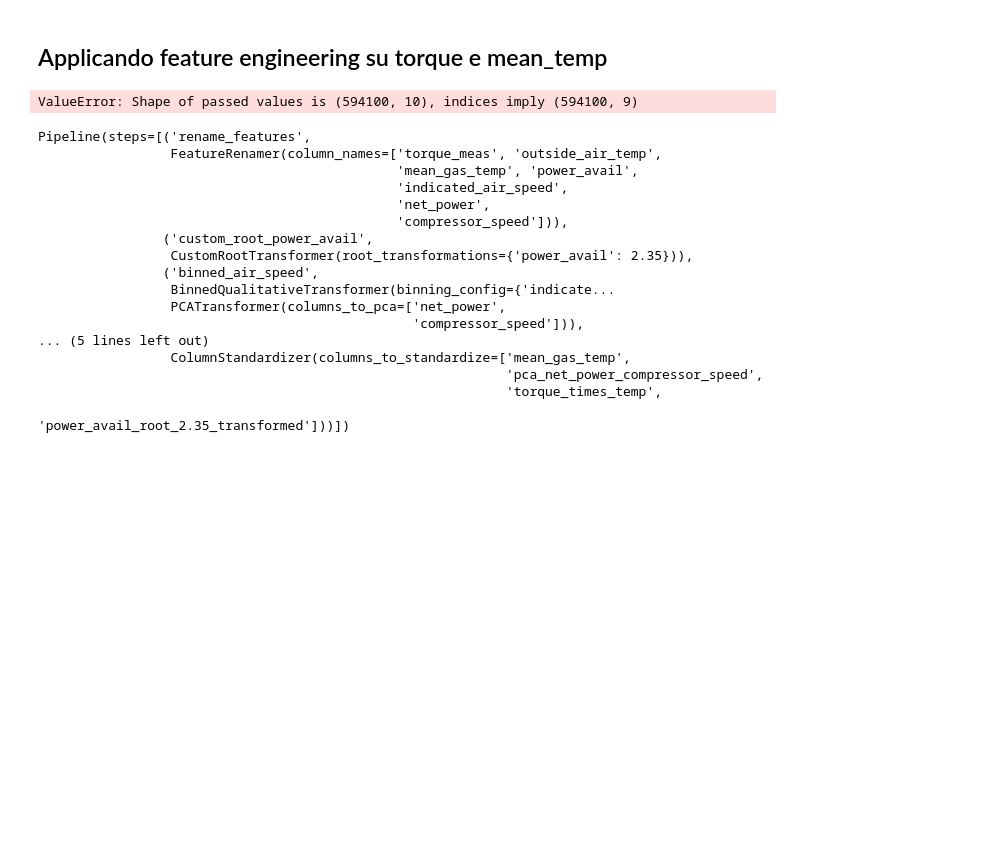
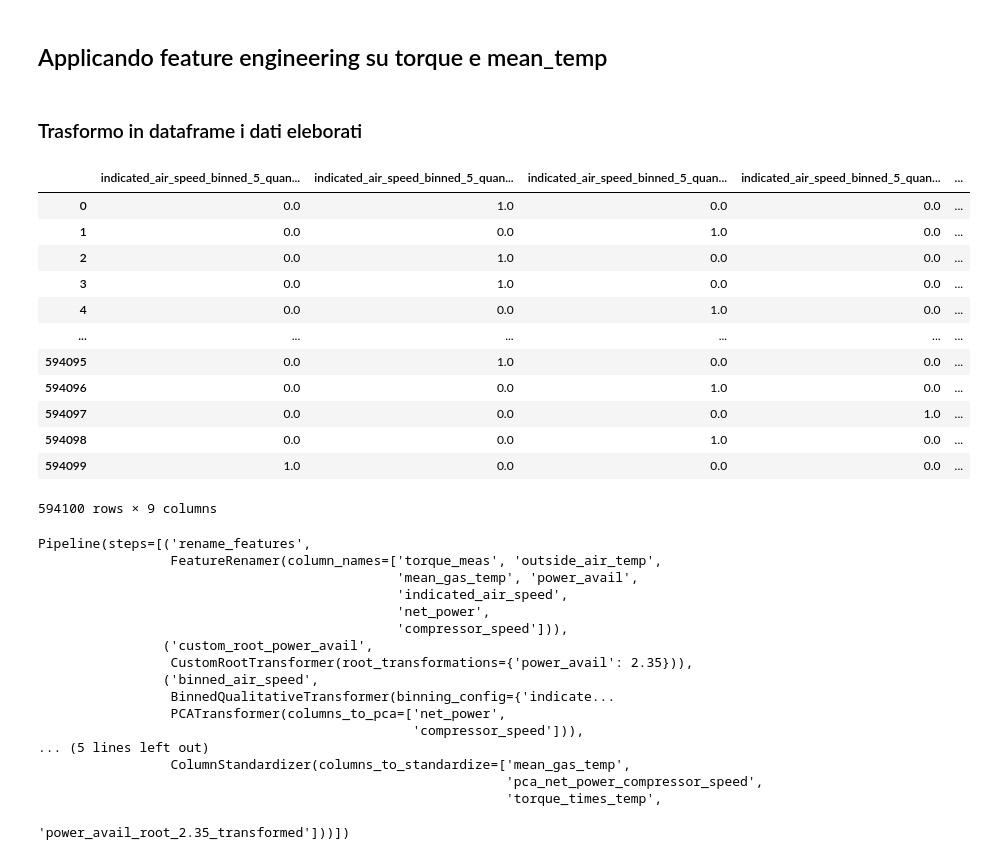
Before and after one commit to TizianoCosta/AML_2425_FinalProject, a Jupyter notebook: notebook/regressione_logistica_3.ipynb, the cells around one changed output. Cells and saved outputs as stored; diff of their text form; code cells hidden in the pictures; blank space fills up the shorter version.

```diff
--- a/notebook/regressione_logistica_3.ipynb
+++ b/notebook/regressione_logistica_3.ipynb
@@ -900,51 +914,29 @@ preprocessing_OH_CH = Pipeline([
 # Apply the updated pipeline to data_train_x
 # The output of ColumnTransformer is a numpy array when remainder='passthrough'
 data_train_processed_x_array = preprocessing_OH.fit_transform(data_train_x)
-# %%
-# To work with it as a DataFrame again (optional but often useful)
-# We need to reconstruct the DataFrame. This requires knowing the column names after transformations.
-# This can be complex with ColumnTransformer and 'passthrough'.
-# A simpler approach for inspection is to convert back to DataFrame temporarily.
-# Getting the new column names from OneHotEncoder is also needed.
-# Let's get the feature names out of the pipeline
-# Get names from OneHotEncoder
-onehot_feature_names = list(preprocessing_OH.named_steps['one_hot_encode_binned_air_speed'].named_transformers_['onehot'].get_feature_names_out(['indicated_air_speed_binned_5_quantile']))
-
-# Get names of remaining columns after OneHotEncoder (these come from the 'passthrough' remainder)
-# The order of columns in the output array from ColumnTransformer with 'passthrough' is:
-# [transformed_columns, remainder_columns]
-# So, the 'remainder' columns are the ones not handled by 'onehot', which are the scaled numerical columns.
-# We need to find which columns were NOT specified in the `transformers` part of the ColumnTransformer.
-
-# Get the columns that were processed by the previous steps and passed to ColumnTransformer
-# This is a bit tricky. The 'scale_data' step outputs a DataFrame.
-# We need the column names of that DataFrame *before* OneHotEncoder.
-# Let's run the pipeline up to the step *before* OneHotEncoder to see the column names.
-intermediate_pipeline = Pipeline(preprocessing.steps[:-1]) # All steps except the last one (OneHotEncoder)
-intermediate_data_train = intermediate_pipeline.fit_transform(data_train_x)
-
-# The columns in intermediate_data_train are the ones that go into the ColumnTransformer
-# The ColumnTransformer then OHEs 'indicated_air_speed_binned_5_quantile' and passes the rest through.
-remainder_feature_names = [col for col in intermediate_data_train.columns if col != 'indicated_air_speed_binned_5_quantile']
-
-# Combine the one-hot encoded feature names and the remainder feature names
-# The order in the output array is the order in the transformers list + the remainder columns.
-# So, the OHE columns come first, then the remainder columns.
-all_processed_feature_names = onehot_feature_names + remainder_feature_names
-
-# Create a DataFrame from the processed numpy array with the correct column names
-data_train_processed_x_OH = pd.DataFrame(data_train_processed_x_array, columns=all_processed_feature_names, index=data_train_x.index)
-
-
-print("\nPipeline with all transformations and column dropping applied to data_train_x:")
-print(data_train_processed_x_OH.head())
-print(data_train_processed_x_OH.columns) # Check the new columns and dropped columns
-
-# You can now combine data_train_processed_x with data_train_y for modeling
-# final_train_data = pd.concat([data_train_processed_x, data_train_y], axis=1)
-# print("\nFinal training data shape:", final_train_data.shape)
-# %% [output]
-ValueError: Shape of passed values is (594100, 10), indices imply (594100, 9)
+# %% [markdown]
+### Trasformo in dataframe i dati eleborati
+# %%
+# prompt: definisci una funzione basandoti sulla cella sotto che faccia quelle azioni. in ingresso prende preprocessing_OH_CH
+
+
+data_train_processed_OH_CH = to_dataframe(preprocessing_OH_CH, data_train_x)
+
+data_train_processed_OH_CH
+# %% [output]
+|  | indicated_air_speed_binned_5_quan... | indicated_air_speed_binned_5_quan... | indicated_air_speed_binned_5_quan... | indicated_air_speed_binned_5_quan... | ... |
+| 0 | 0.0 | 1.0 | 0.0 | 0.0 | ... |
+| 1 | 0.0 | 0.0 | 1.0 | 0.0 | ... |
+| 2 | 0.0 | 1.0 | 0.0 | 0.0 | ... |
+| 3 | 0.0 | 1.0 | 0.0 | 0.0 | ... |
+| 4 | 0.0 | 0.0 | 1.0 | 0.0 | ... |
+| ... | ... | ... | ... | ... | ... |
+| 594095 | 0.0 | 1.0 | 0.0 | 0.0 | ... |
+| 594096 | 0.0 | 0.0 | 1.0 | 0.0 | ... |
+| 594097 | 0.0 | 0.0 | 0.0 | 1.0 | ... |
+| 594098 | 0.0 | 0.0 | 1.0 | 0.0 | ... |
+| 594099 | 1.0 | 0.0 | 0.0 | 0.0 | ... |
+594100 rows × 9 columns
 # %%
 preprocessing
 # %% [output]
```
Also changed, not shown: parts of 15 cells of this notebook.
